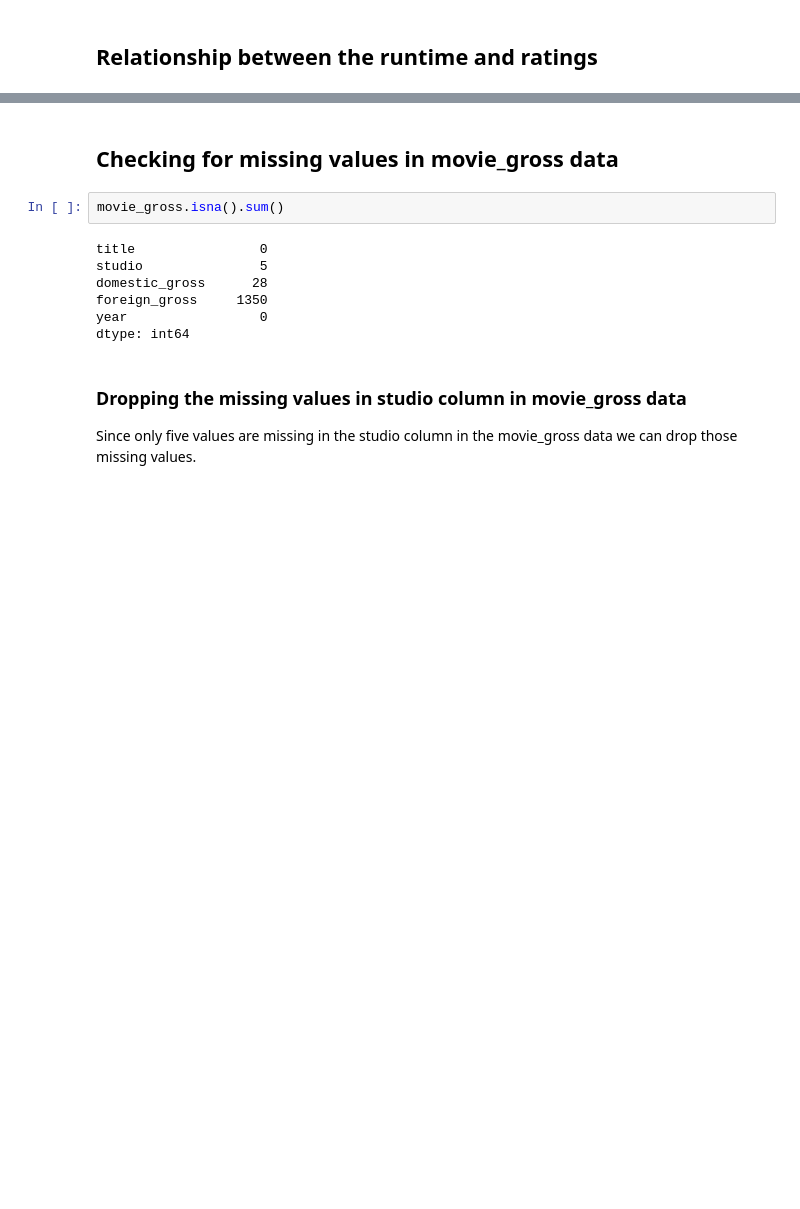
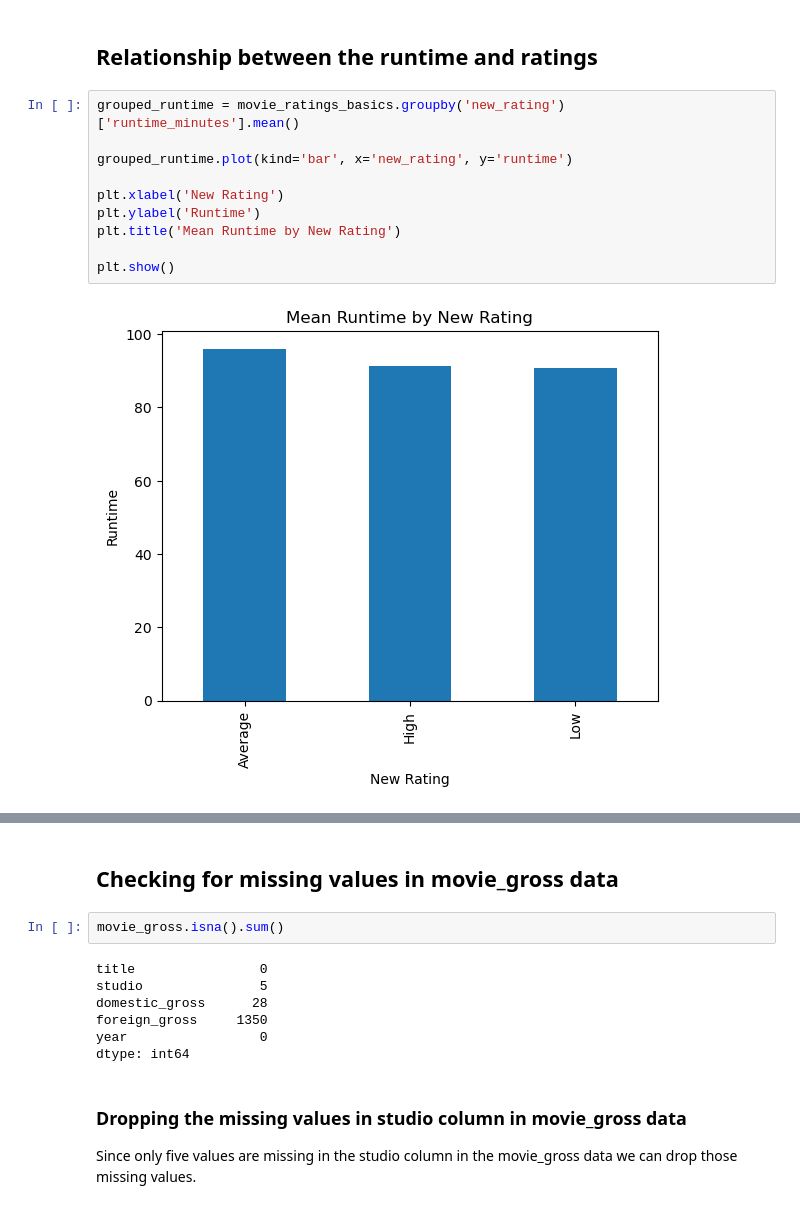
Before and after one commit to billymwangi/test, a Jupyter notebook: student.ipynb, the cells around one changed output, grey strips where cells are left out. Drawn from its saved outputs; the diff is of its cells as text; blank space fills up the shorter version.

```diff
--- a/student.ipynb
+++ b/student.ipynb
@@ -350,2 +389,14 @@ It looks like the movie runtime haven\`t changed much over the years. The averag
 # %% [markdown]
 ## Relationship between the runtime and ratings
+# %%
+grouped_runtime = movie_ratings_basics.groupby('new_rating')['runtime_minutes'].mean()
+
+grouped_runtime.plot(kind='bar', x='new_rating', y='runtime')
+
+plt.xlabel('New Rating')
+plt.ylabel('Runtime')
+plt.title('Mean Runtime by New Rating')
+
+plt.show()
+# %% [output]
+[figure, added]
```
Also changed, not shown: parts of 13 cells of this notebook.
